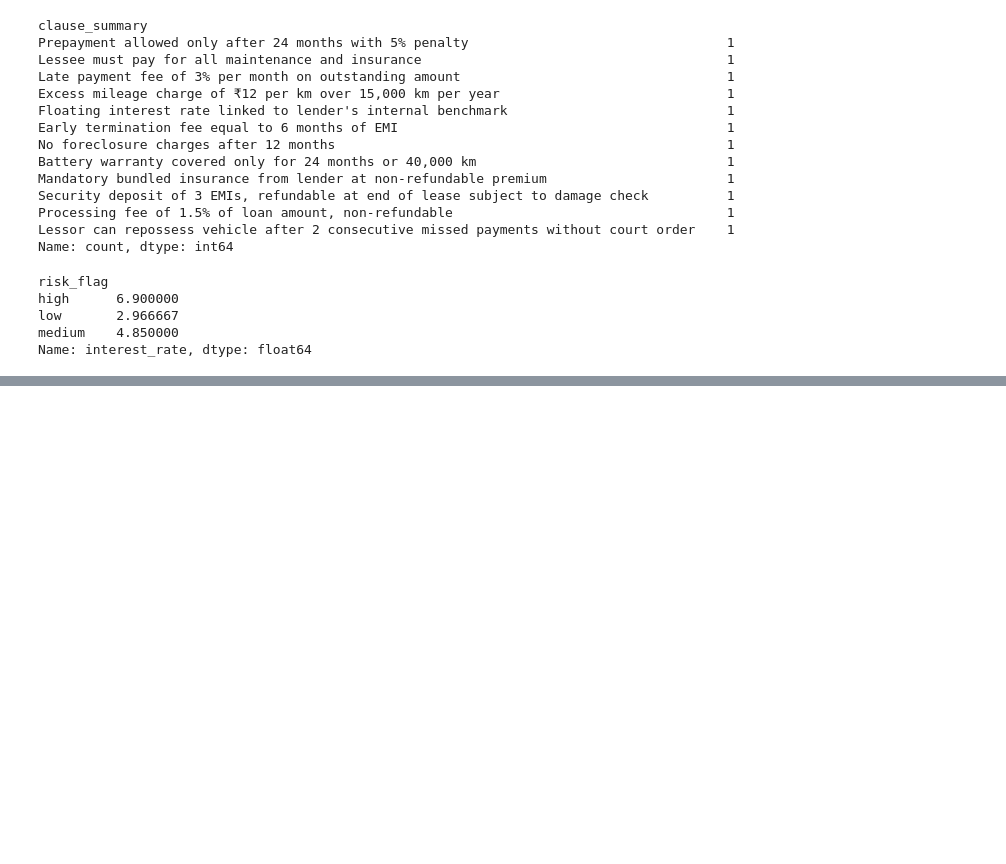
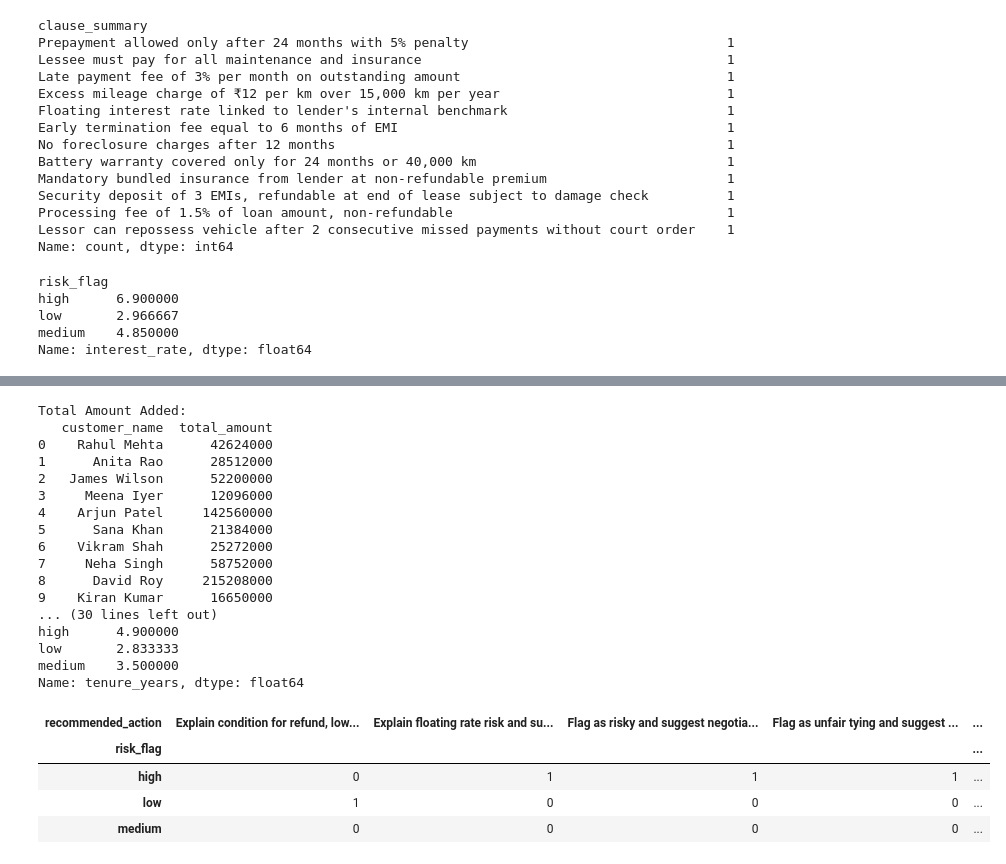
Before and after one commit to springboardmentor74219x/infosys-carlease-contract-ai-group2, a Jupyter notebook: notebook/contract_analysis.ipynb, the cells around one changed output, grey strips where cells are left out. Saved outputs shown, nothing was run; the diff lists cells and outputs as text; code cells hidden in the pictures; blank space fills up the shorter version.

```diff
--- a/notebook/contract_analysis.ipynb
+++ b/notebook/contract_analysis.ipynb
@@ -211,0 +250,45 @@ Name: interest_rate, dtype: float64
+# %%
+df["total_amount"] = df["monthly_emi"] * df["tenure_months"]
+print("Total Amount Added:")
+print(df[["customer_name", "total_amount"]])
+print("\n")
+
+df["tenure_years"] = df["tenure_months"] / 12
+print("Tenure in Years:")
+print(df[["customer_name", "tenure_years"]])
+print("\n")
+
+avg_total = df.groupby("risk_flag")["total_amount"].mean()
+
+print("Average Total Contract Amount per Risk Flag:")
+print(avg_total)
+print("\n")
+
+avg_tenure = df.groupby("risk_flag")["tenure_years"].mean()
+print("Average Tenure (Years) per Risk Flag:")
+print(avg_tenure)
+
+pd.crosstab(df['risk_flag'], df['recommended_action'])
+# %% [output]
+Total Amount Added:
+   customer_name  total_amount
+0    Rahul Mehta      42624000
+1      Anita Rao      28512000
+2   James Wilson      52200000
+3     Meena Iyer      12096000
+4    Arjun Patel     142560000
+5      Sana Khan      21384000
+6    Vikram Shah      25272000
+7     Neha Singh      58752000
+8      David Roy     215208000
+9    Kiran Kumar      16650000
+... (30 lines left out)
+high      4.900000
+low       2.833333
+medium    3.500000
+Name: tenure_years, dtype: float64
+| recommended_action | Explain condition for refund, low... | Explain floating rate risk and su... | Flag as risky and suggest negotia... | Flag as unfair tying and suggest ... | ... |
+| risk_flag |  |  |  |  | ... |
+| high | 0 | 1 | 1 | 1 | ... |
+| low | 1 | 0 | 0 | 0 | ... |
+| medium | 0 | 0 | 0 | 0 | ... |
```
Also changed, not shown: parts of 3 cells of this notebook.
